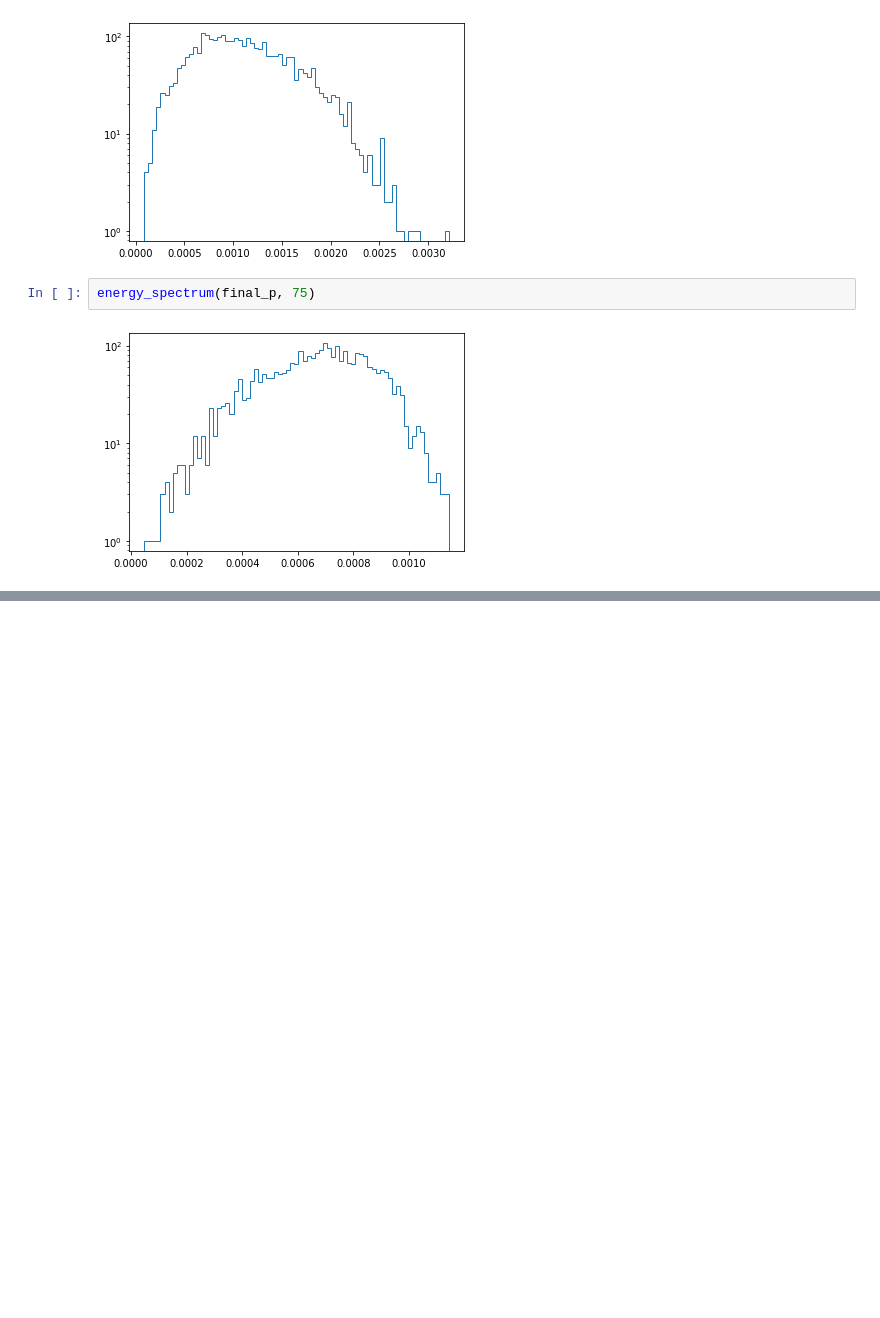
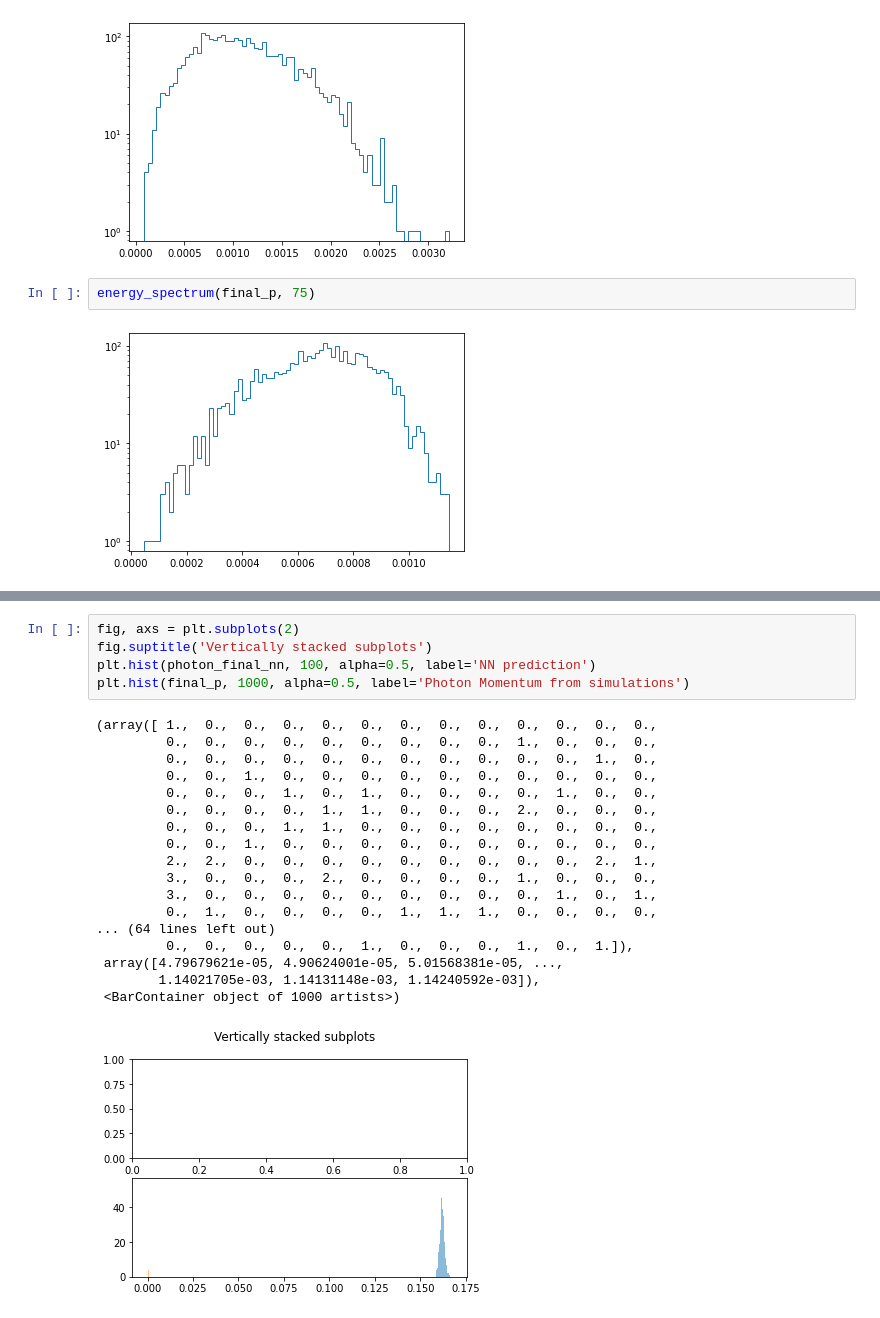
Before and after one commit to chiarabadiali/comp_scatt_ML, a Jupyter notebook: Comp_Scatt_NeuralNetwork_Regression.ipynb, the cells around one changed output, grey strips where cells are left out. Saved outputs shown, nothing was run; the diff lists cells and outputs as text; blank space fills up the shorter version.

```diff
--- a/Comp_Scatt_NeuralNetwork_Regression.ipynb
+++ b/Comp_Scatt_NeuralNetwork_Regression.ipynb
@@ -263,0 +313,24 @@ photon_final_nn
+# %%
+fig, axs = plt.subplots(2)
+fig.suptitle('Vertically stacked subplots')
+plt.hist(photon_final_nn, 100, alpha=0.5, label='NN prediction')
+plt.hist(final_p, 1000, alpha=0.5, label='Photon Momentum from simulations')
+# %% [output]
+(array([ 1.,  0.,  0.,  0.,  0.,  0.,  0.,  0.,  0.,  0.,  0.,  0.,  0.,
+         0.,  0.,  0.,  0.,  0.,  0.,  0.,  0.,  0.,  1.,  0.,  0.,  0.,
+         0.,  0.,  0.,  0.,  0.,  0.,  0.,  0.,  0.,  0.,  0.,  1.,  0.,
+         0.,  0.,  1.,  0.,  0.,  0.,  0.,  0.,  0.,  0.,  0.,  0.,  0.,
+         0.,  0.,  0.,  1.,  0.,  1.,  0.,  0.,  0.,  0.,  1.,  0.,  0.,
+         0.,  0.,  0.,  0.,  1.,  1.,  0.,  0.,  0.,  2.,  0.,  0.,  0.,
+         0.,  0.,  0.,  1.,  1.,  0.,  0.,  0.,  0.,  0.,  0.,  0.,  0.,
+         0.,  0.,  1.,  0.,  0.,  0.,  0.,  0.,  0.,  0.,  0.,  0.,  0.,
+         2.,  2.,  0.,  0.,  0.,  0.,  0.,  0.,  0.,  0.,  0.,  2.,  1.,
+         3.,  0.,  0.,  0.,  2.,  0.,  0.,  0.,  0.,  1.,  0.,  0.,  0.,
+         3.,  0.,  0.,  0.,  0.,  0.,  0.,  0.,  0.,  0.,  1.,  0.,  1.,
+         0.,  1.,  0.,  0.,  0.,  0.,  1.,  1.,  1.,  0.,  0.,  0.,  0.,
+... (64 lines left out)
+         0.,  0.,  0.,  0.,  0.,  1.,  0.,  0.,  0.,  1.,  0.,  1.]),
+ array([4.79679621e-05, 4.90624001e-05, 5.01568381e-05, ...,
+        1.14021705e-03, 1.14131148e-03, 1.14240592e-03]),
+ <BarContainer object of 1000 artists>)
+[figure, added]
```
Also changed, not shown: parts of 22 cells of this notebook.
